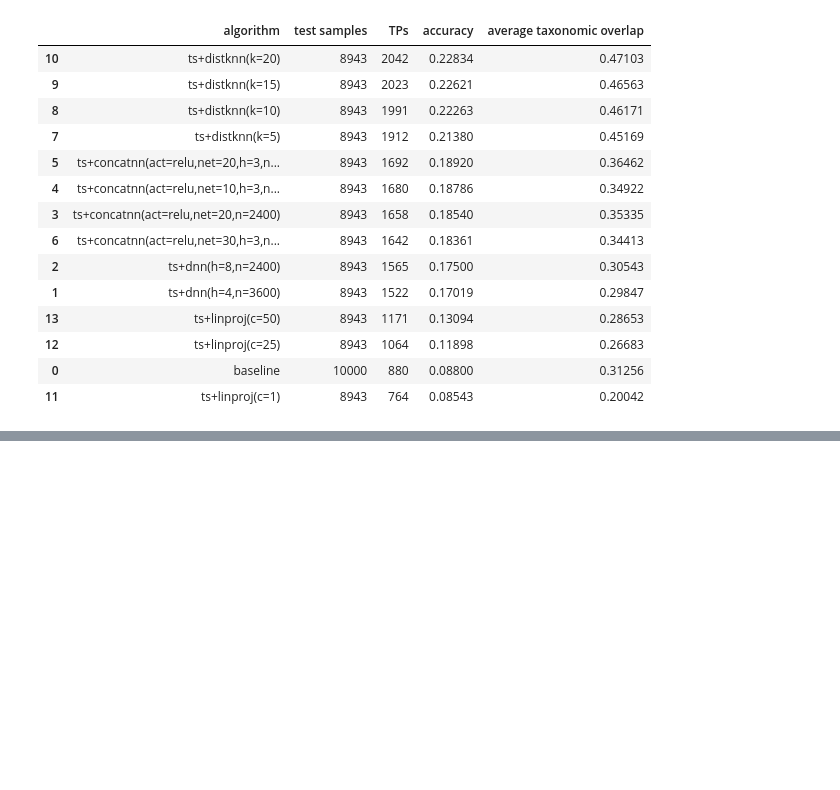
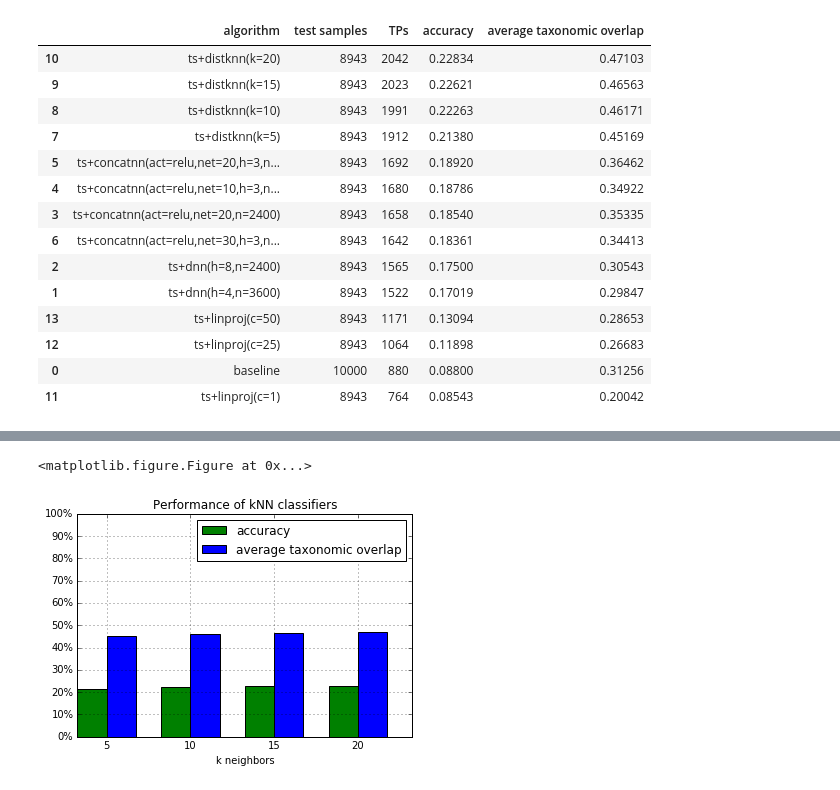
Before and after one commit to AlexBaier/bachelorthesis, a Jupyter notebook: evaluation/plots.ipynb, the cells around one changed output, grey strips where cells are left out. Saved outputs shown, nothing was run; the diff lists cells and outputs as text; code cells hidden in the pictures; blank space fills up the shorter version.

```diff
--- a/evaluation/plots.ipynb
+++ b/evaluation/plots.ipynb
@@ -122,0 +124,7 @@ plt.show();
+# %%
+ks = [5, 10, 15, 20]
+knn_classifiers_labels = ['ts+distknn(k={})'.format(k) for k in ks]
+
+knn_classifiers = results.loc[results['algorithm'].isin(knn_classifiers_labels)]
+
+display(knn_classifiers)
@@ -122,0 +137,24 @@ plt.show();
+# %%
+plt.figure();
+fig, ax = plt.subplots();
+ind = np.arange(len(knn_classifiers))
+width = 0.35
+plt.ylim((0.0, 1.0));
+accuracy_rects = ax.bar(ind, knn_classifiers['accuracy'].tolist(), width, color='g');
+overlap_rects = ax.bar(ind + width, knn_classifiers['average taxonomic overlap'].tolist(), width,
+                       color='b');
+ax.set_xticks(ind+width);
+ax.set_xticklabels(list(map(str, ks)));
+ax.set_yticks(np.arange(0.0, 1.1, 0.1));
+ax.set_yticklabels(['{}%'.format(v) for v in np.arange(0, 101, 10)])
+ax.set_xlabel('k neighbors')
+plt.grid();
+plt.legend((accuracy_rects, overlap_rects), ('accuracy', 'average taxonomic overlap'), loc=0);
+ax.set_title('Performance of kNN classifiers')
+
+
+plt.savefig(config['ts+distknn evaluation plot'], bbox_inches='tight');
+plt.show();
+# %% [output]
+<matplotlib.figure.Figure at 0x...>
+[figure, added]
```
Also changed, not shown: parts of 7 cells of this notebook, 4 other files.
